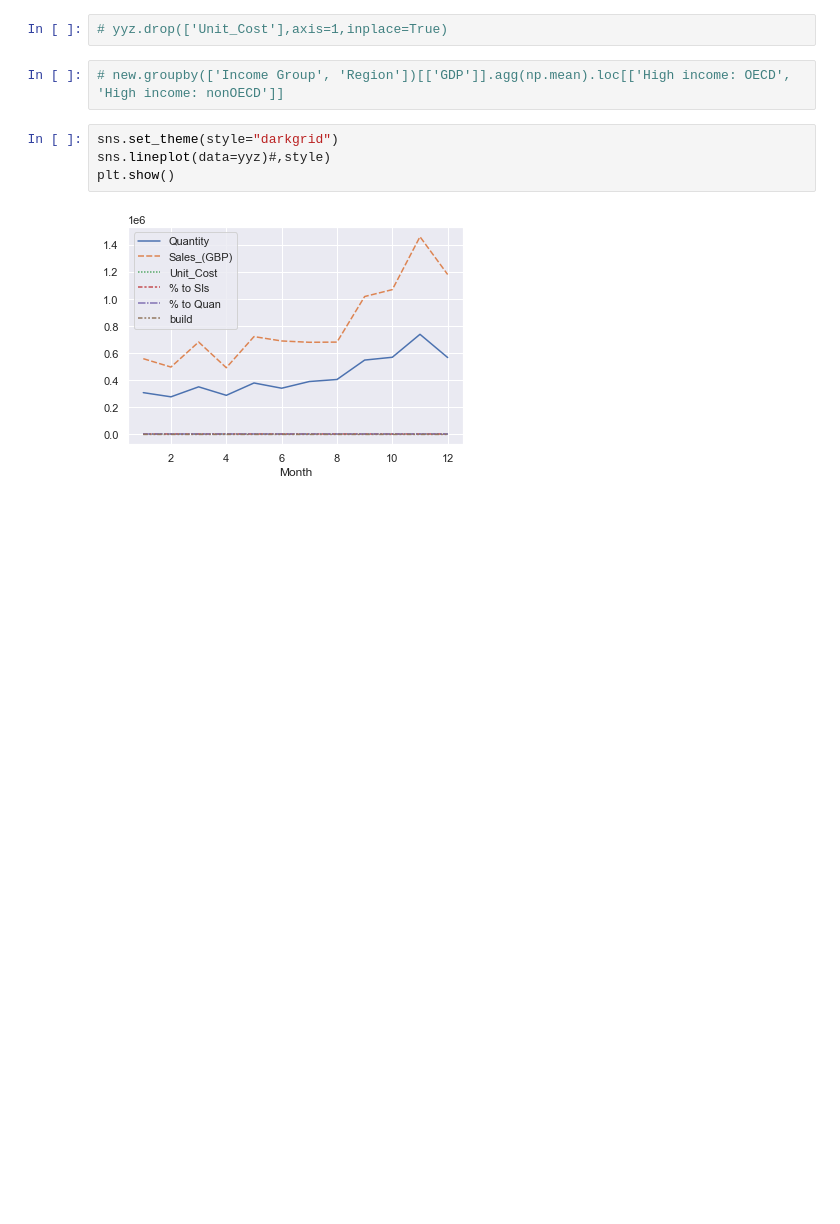
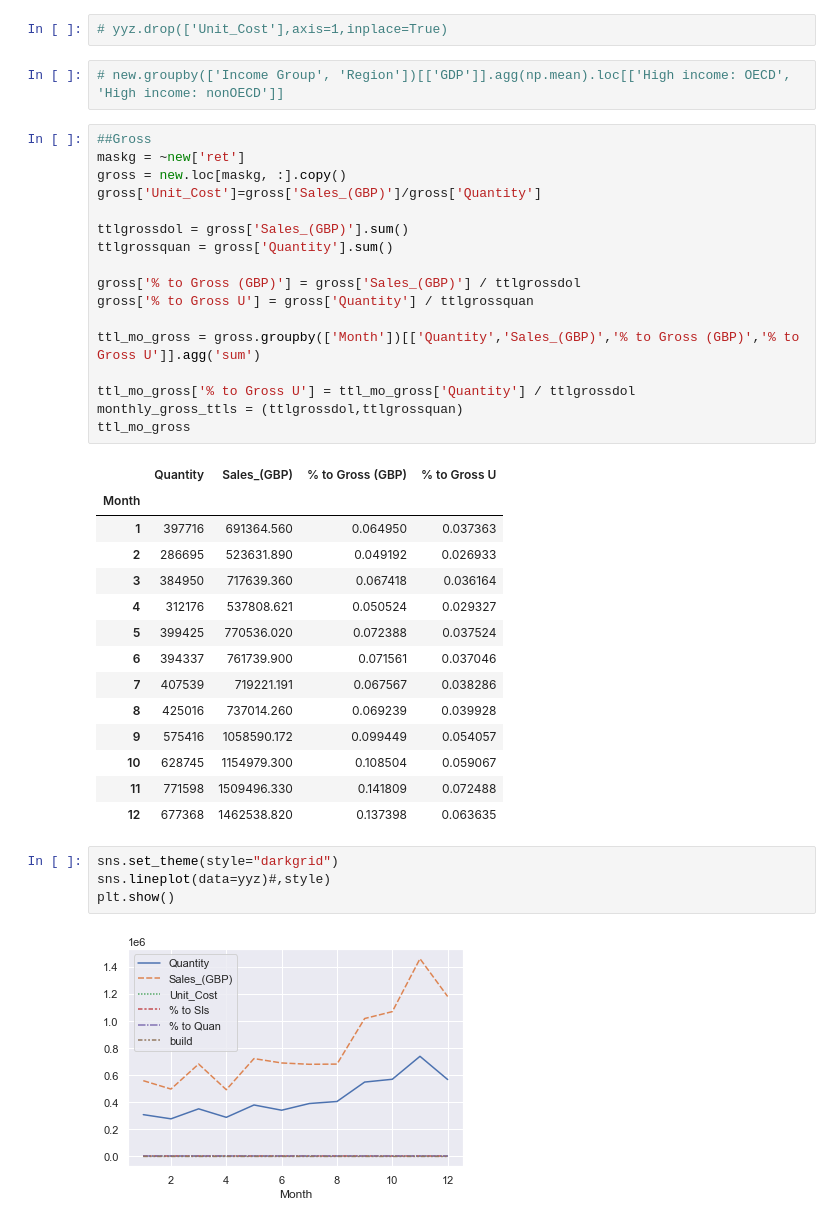
Before and after one commit to axpinkerton/projects, a Jupyter notebook: proj1nb.ipynb, the cells around one changed output. Saved outputs shown, nothing was run; the diff lists cells and outputs as text; blank space fills up the shorter version.

```diff
--- a/proj1nb.ipynb
+++ b/proj1nb.ipynb
@@ -146,6 +149,38 @@ See the caveats in the documentation: https://pandas.pydata.org/pandas-docs/stab
 # yyz.drop(['Unit_Cost'],axis=1,inplace=True)
 # %%
 # new.groupby(['Income Group', 'Region'])[['GDP']].agg(np.mean).loc[['High income: OECD', 'High income: nonOECD']]
+# %%
+##Gross
+maskg = ~new['ret']
+gross = new.loc[maskg, :].copy()
+gross['Unit_Cost']=gross['Sales_(GBP)']/gross['Quantity']
+
+ttlgrossdol = gross['Sales_(GBP)'].sum()
+ttlgrossquan = gross['Quantity'].sum()
+
+gross['% to Gross (GBP)'] = gross['Sales_(GBP)'] / ttlgrossdol
+gross['% to Gross U'] = gross['Quantity'] / ttlgrossquan
+
+ttl_mo_gross = gross.groupby(['Month'])[['Quantity','Sales_(GBP)','% to Gross (GBP)','% to Gross U']].agg('sum')
+
+ttl_mo_gross['% to Gross U'] = ttl_mo_gross['Quantity'] / ttlgrossdol
+monthly_gross_ttls = (ttlgrossdol,ttlgrossquan)
+ttl_mo_gross
+# %% [output]
+|  | Quantity | Sales_(GBP) | % to Gross (GBP) | % to Gross U |
+| Month |  |  |  |  |
+| 1 | 397716 | 691364.560 | 0.064950 | 0.037363 |
+| 2 | 286695 | 523631.890 | 0.049192 | 0.026933 |
+| 3 | 384950 | 717639.360 | 0.067418 | 0.036164 |
+| 4 | 312176 | 537808.621 | 0.050524 | 0.029327 |
+| 5 | 399425 | 770536.020 | 0.072388 | 0.037524 |
+| 6 | 394337 | 761739.900 | 0.071561 | 0.037046 |
+| 7 | 407539 | 719221.191 | 0.067567 | 0.038286 |
+| 8 | 425016 | 737014.260 | 0.069239 | 0.039928 |
+| 9 | 575416 | 1058590.172 | 0.099449 | 0.054057 |
+| 10 | 628745 | 1154979.300 | 0.108504 | 0.059067 |
+| 11 | 771598 | 1509496.330 | 0.141809 | 0.072488 |
+| 12 | 677368 | 1462538.820 | 0.137398 | 0.063635 |
 # %%
 sns.set_theme(style="darkgrid")
 sns.lineplot(data=yyz)#,style)
```
Also changed, not shown: parts of 5 cells of this notebook.
